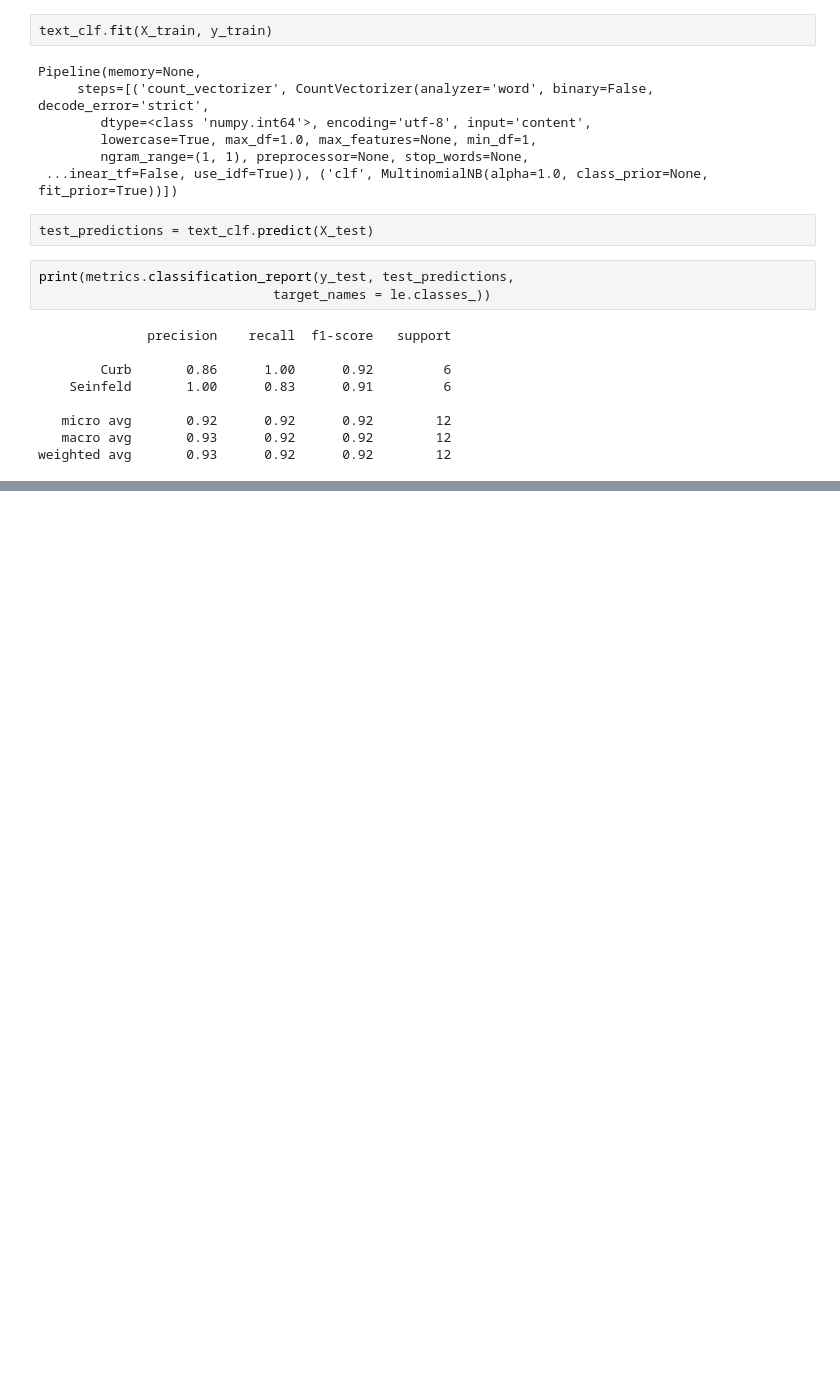
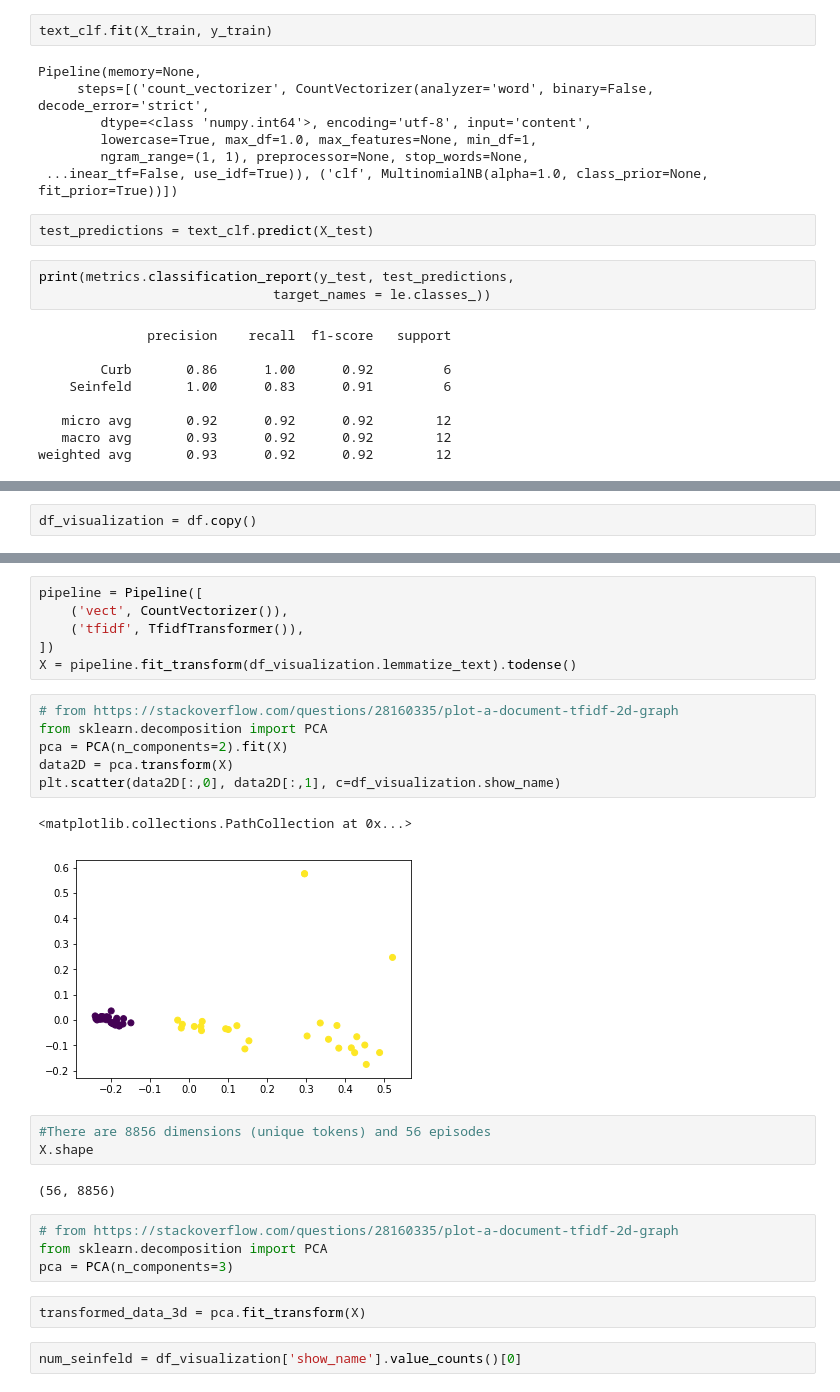
Before and after one commit to amitrani6/nlp-overview, a Jupyter notebook: word_vectorization.ipynb, the cells around one changed output, grey strips where cells are left out. Drawn from its saved outputs; the diff is of its cells as text; blank space fills up the shorter version.

Commit message:
Added visualizations

```diff
--- a/word_vectorization.ipynb
+++ b/word_vectorization.ipynb
@@ -307,0 +316,2 @@ weighted avg       0.93      0.92      0.92        12
+# %%
+df_visualization = df.copy()
@@ -307,0 +327,28 @@ weighted avg       0.93      0.92      0.92        12
+# %%
+pipeline = Pipeline([
+    ('vect', CountVectorizer()),
+    ('tfidf', TfidfTransformer()),
+])
+X = pipeline.fit_transform(df_visualization.lemmatize_text).todense()
+# %%
+# from https://stackoverflow.com/questions/28160335/plot-a-document-tfidf-2d-graph
+from sklearn.decomposition import PCA
+pca = PCA(n_components=2).fit(X)
+data2D = pca.transform(X)
+plt.scatter(data2D[:,0], data2D[:,1], c=df_visualization.show_name)
+# %% [output]
+<matplotlib.collections.PathCollection at 0x...>
+[figure, added]
+# %%
+#There are 8856 dimensions (unique tokens) and 56 episodes
+X.shape
+# %% [output]
+(56, 8856)
+# %%
+# from https://stackoverflow.com/questions/28160335/plot-a-document-tfidf-2d-graph
+from sklearn.decomposition import PCA
+pca = PCA(n_components=3)
+# %%
+transformed_data_3d = pca.fit_transform(X)
+# %%
+num_seinfeld = df_visualization['show_name'].value_counts()[0]
```
Also changed, not shown: parts of 10 cells of this notebook.
